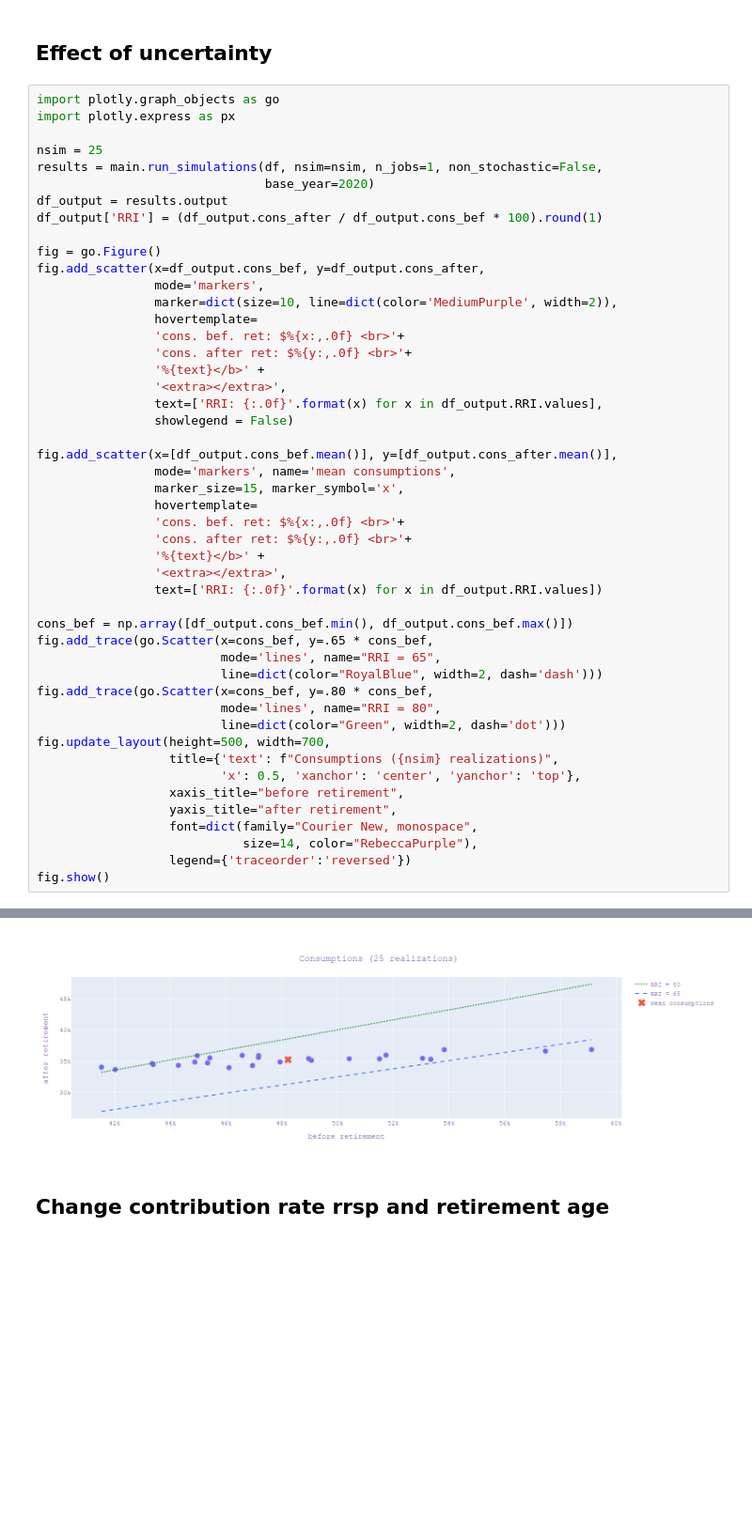
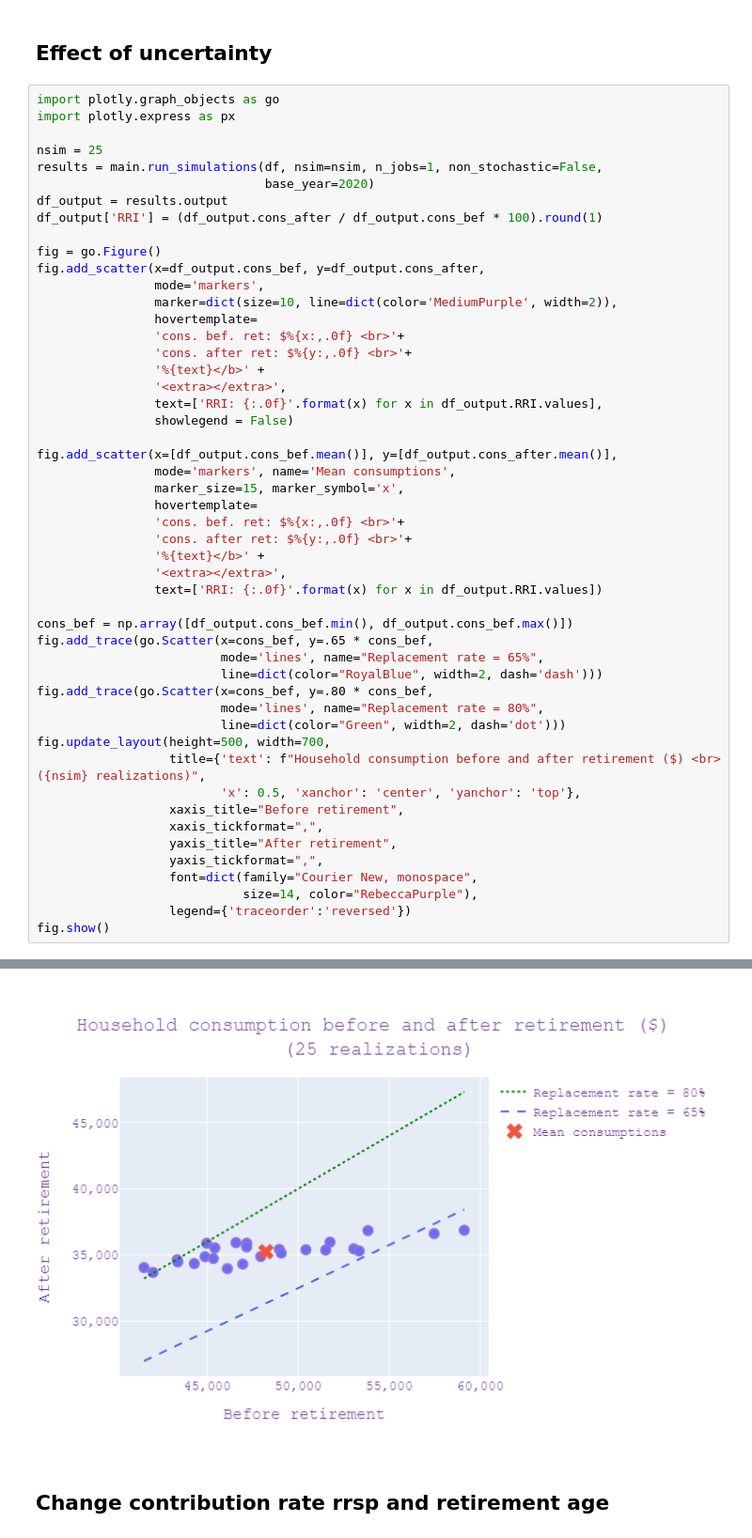
Before and after one commit to prabodhw96/CPI_HEC, a Jupyter notebook: figures_simulator.ipynb, the cells around one changed output, grey strips where cells are left out. Shown at 94% size. Saved outputs shown, nothing was run; the diff lists cells and outputs as text; blank space fills up the shorter version.

Commit message:
updated figures

```diff
--- a/figures_simulator.ipynb
+++ b/figures_simulator.ipynb
@@ -58,7 +58,7 @@ fig.add_scatter(x=df_output.cons_bef, y=df_output.cons_after,
                 showlegend = False)
 
 fig.add_scatter(x=[df_output.cons_bef.mean()], y=[df_output.cons_after.mean()],
-                mode='markers', name='mean consumptions',
+                mode='markers', name='Mean consumptions',
                 marker_size=15, marker_symbol='x',
                 hovertemplate=
                 'cons. bef. ret: $%{x:,.0f} <br>'+
@@ -69,16 +69,18 @@ fig.add_scatter(x=[df_output.cons_bef.mean()], y=[df_output.cons_after.mean()],
 
 cons_bef = np.array([df_output.cons_bef.min(), df_output.cons_bef.max()])
 fig.add_trace(go.Scatter(x=cons_bef, y=.65 * cons_bef,
-                         mode='lines', name="RRI = 65",
+                         mode='lines', name="Replacement rate = 65%",
                          line=dict(color="RoyalBlue", width=2, dash='dash')))
 fig.add_trace(go.Scatter(x=cons_bef, y=.80 * cons_bef,
-                         mode='lines', name="RRI = 80",
+                         mode='lines', name="Replacement rate = 80%",
                          line=dict(color="Green", width=2, dash='dot')))
 fig.update_layout(height=500, width=700,
-                  title={'text': f"Consumptions ({nsim} realizations)",
+                  title={'text': f"Household consumption before and after retirement ($) <br>({nsim} realizations)",
                          'x': 0.5, 'xanchor': 'center', 'yanchor': 'top'},
-                  xaxis_title="before retirement",
-                  yaxis_title="after retirement",
+                  xaxis_title="Before retirement",
+                  xaxis_tickformat=",",
+                  yaxis_title="After retirement",
+                  yaxis_tickformat=",",
                   font=dict(family="Courier New, monospace",
                             size=14, color="RebeccaPurple"),
                   legend={'traceorder':'reversed'})
@@ -87,4 +90,4 @@ fig.show()
-[figure, old version]
+[figure, new version]
 # %% [markdown]
 ## Change contribution rate rrsp and retirement age
 # %%
```
Also changed, not shown: parts of 3 cells of this notebook, 1 other file.
